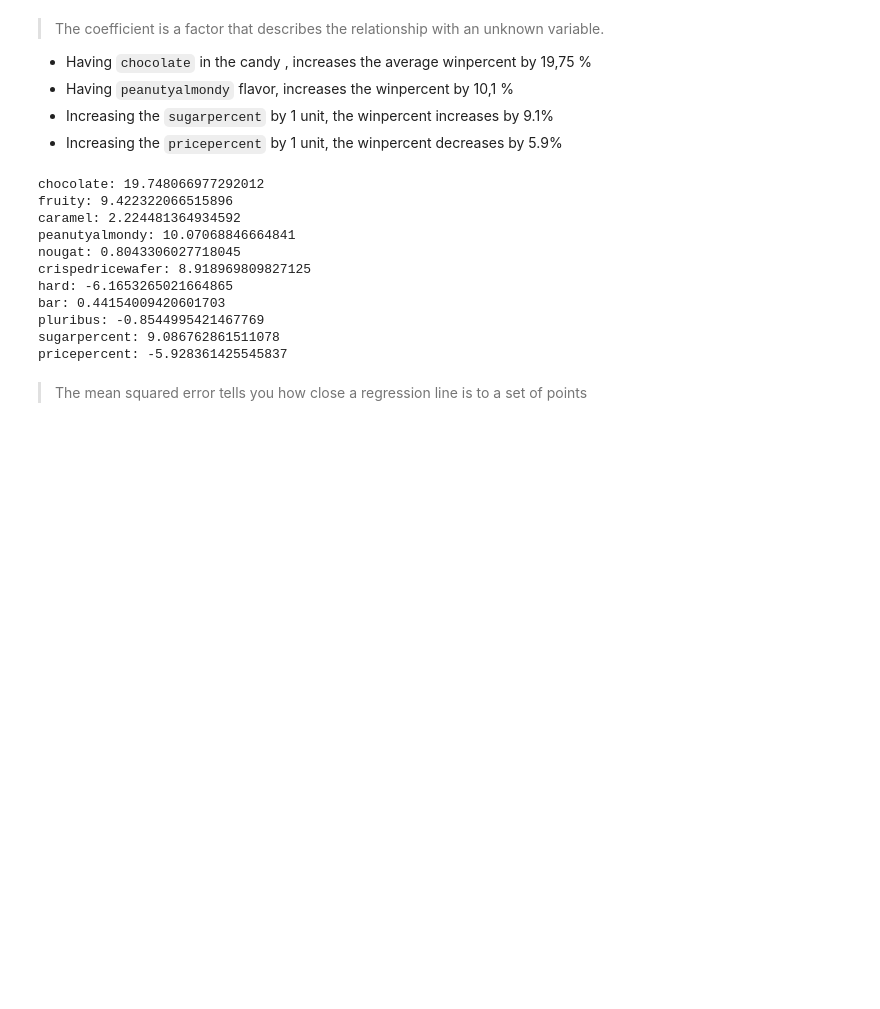
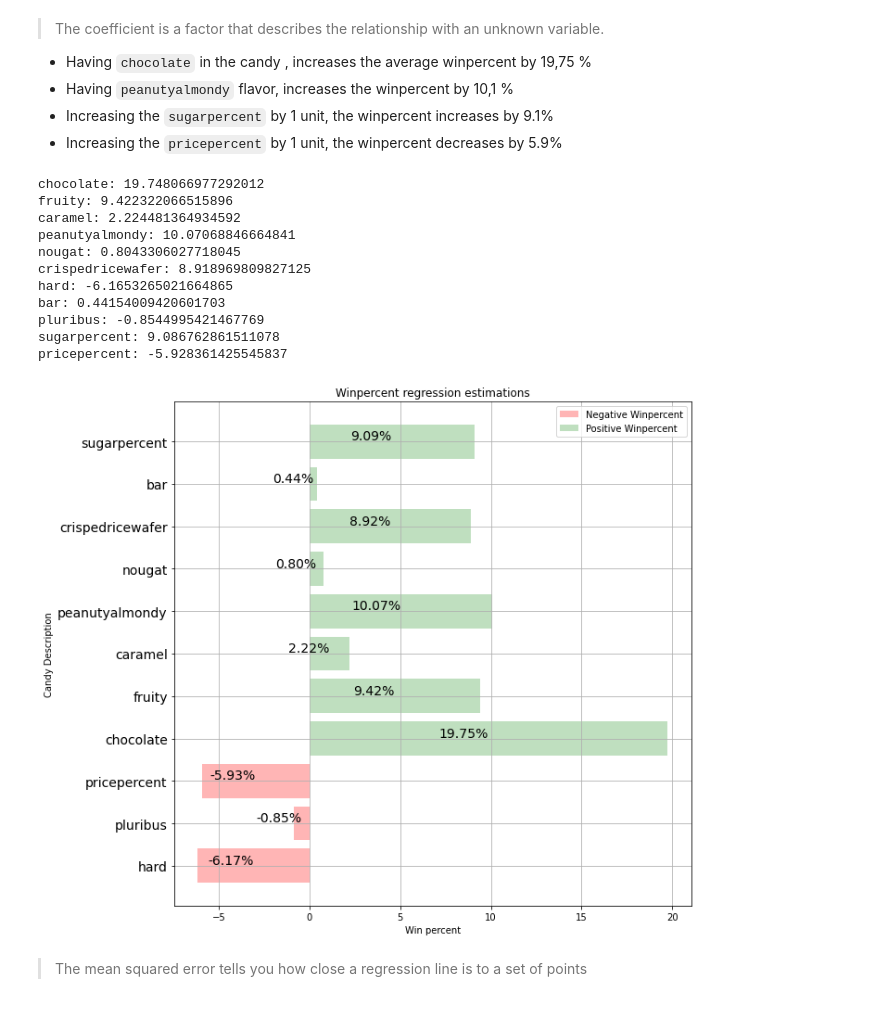
Before and after one commit to ekritsin/candy-challenge, a Jupyter notebook: Candy.ipynb, the cells around one changed output. Cells and saved outputs as stored; diff of their text form; code cells hidden in the pictures; blank space fills up the shorter version.

```diff
--- a/Candy.ipynb
+++ b/Candy.ipynb
@@ -170,7 +193,16 @@ mfit = model.fit(X, y)
 # %%
 
 #model.intercept_ ,
+red_name, red_val = [], []
+green_name, green_val = [], []
+
 for c, x in zip(X.columns,model.coef_) :
+    if x<0:
+        red_name.append(c)
+        red_val.append(x)
+    else:
+        blue_name.append(c)
+        blue_val.append(x)
     print(f'{c}: {x}')
 # %% [output]
 chocolate: 19.748066977292012
@@ -184,6 +216,29 @@ bar: 0.44154009420601703
 pluribus: -0.8544995421467769
 sugarpercent: 9.086762861511078
 pricepercent: -5.928361425545837
+# %%
+fig, ax = plt.subplots()
+
+ax1 = ax.barh(red_name, red_val, label = "Negative Winpercent", color = 'r', alpha=.29)
+ax2 = ax.barh(blue_name, blue_val, label = "Positive Winpercent", color = 'g', alpha=.25)
+ax.grid(True)
+for p in ax.patches:
+    width = p.get_width()
+    height = p.get_height()
+
+    x, y = p.get_xy()
+    ax.annotate(f'{width:.2f}%', (x +width/2, y + height*0.55), ha='right',fontsize=14)
+
+plt.gcf().set_size_inches(10, 10)
+plt.legend()
+plt.xlabel('Win percent')
+plt.ylabel('Candy Description')
+plt.title('Winpercent regression estimations')
+plt.yticks(fontsize=14)
+
+plt.show()
+# %% [output]
+[figure, added]
 # %% [markdown]
 > The mean squared error tells you how close a regression line is to a set of points
 # %%
```
Also changed, not shown: parts of 6 cells of this notebook.
